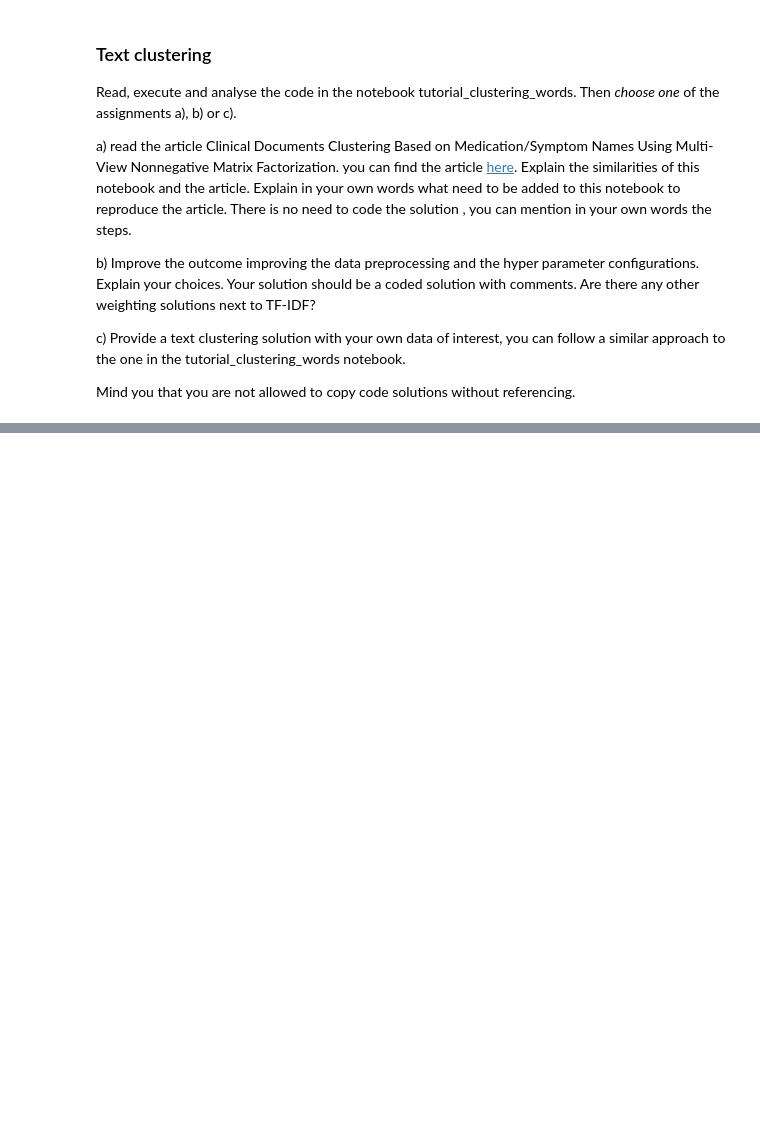
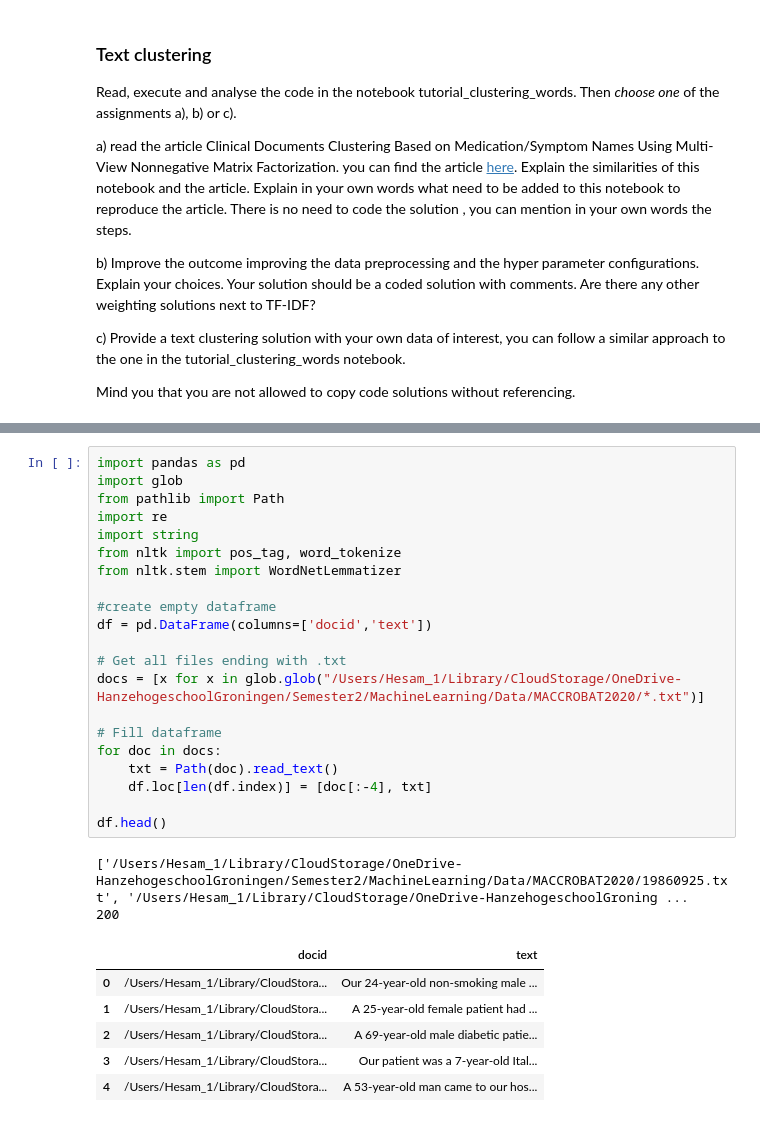
Before and after one commit to hesam989/HanzeDataScience3, a Jupyter notebook: UnsupervisedLearning/W2_Exercise.ipynb, the cells around one changed output, grey strips where cells are left out. Saved outputs shown, nothing was run; the diff lists cells and outputs as text; blank space fills up the shorter version.

```diff
--- a/UnsupervisedLearning/W2_Exercise.ipynb
+++ b/UnsupervisedLearning/W2_Exercise.ipynb
@@ -50,0 +104,30 @@ Mind you that you are not allowed to copy code solutions without referencing.
+# %%
+import pandas as pd
+import glob
+from pathlib import Path
+import re
+import string
+from nltk import pos_tag, word_tokenize
+from nltk.stem import WordNetLemmatizer
+
+#create empty dataframe
+df = pd.DataFrame(columns=['docid','text'])
+
+# Get all files ending with .txt
+docs = [x for x in glob.glob("/Users/Hesam_1/Library/CloudStorage/OneDrive-HanzehogeschoolGroningen/Semester2/MachineLearning/Data/MACCROBAT2020/*.txt")]
+
+# Fill dataframe
+for doc in docs:
+    txt = Path(doc).read_text()
+    df.loc[len(df.index)] = [doc[:-4], txt]
+
+df.head()
+# %% [output]
+['/Users/Hesam_1/Library/CloudStorage/OneDrive-HanzehogeschoolGroningen/Semester2/MachineLearning/Data/MACCROBAT2020/19860925.txt', '/Users/Hesam_1/Library/CloudStorage/OneDrive-HanzehogeschoolGroning ...
+200
+|  | docid | text |
+| 0 | /Users/Hesam_1/Library/CloudStora... | Our 24-year-old non-smoking male ... |
+| 1 | /Users/Hesam_1/Library/CloudStora... | A 25-year-old female patient had ... |
+| 2 | /Users/Hesam_1/Library/CloudStora... | A 69-year-old male diabetic patie... |
+| 3 | /Users/Hesam_1/Library/CloudStora... | Our patient was a 7-year-old Ital... |
+| 4 | /Users/Hesam_1/Library/CloudStora... | A 53-year-old man came to our hos... |
```
Also changed, not shown: parts of 16 cells of this notebook, 2 other files.
